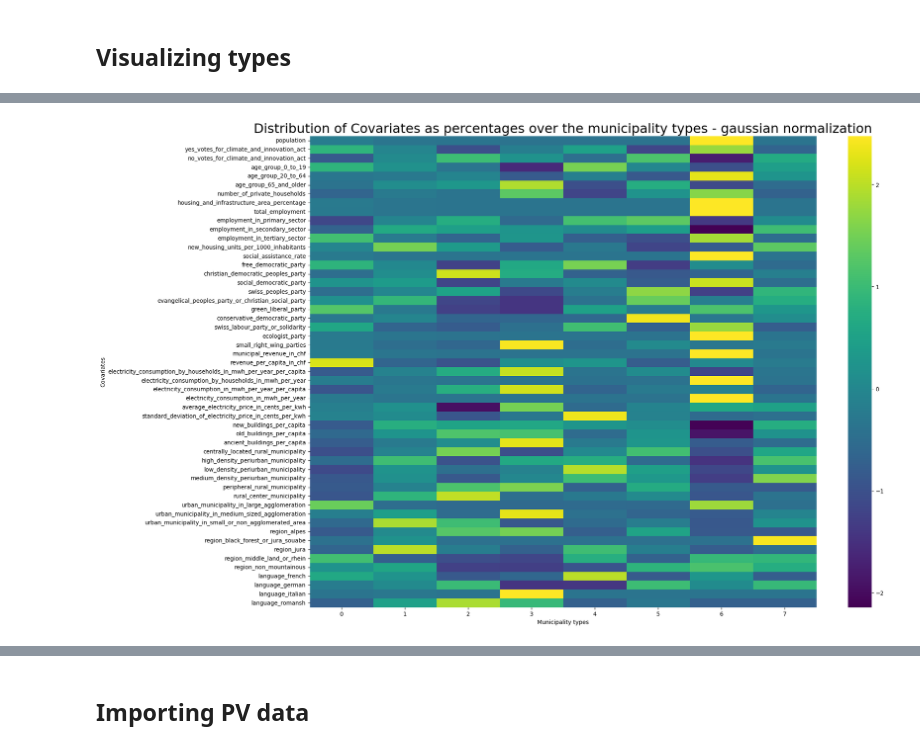
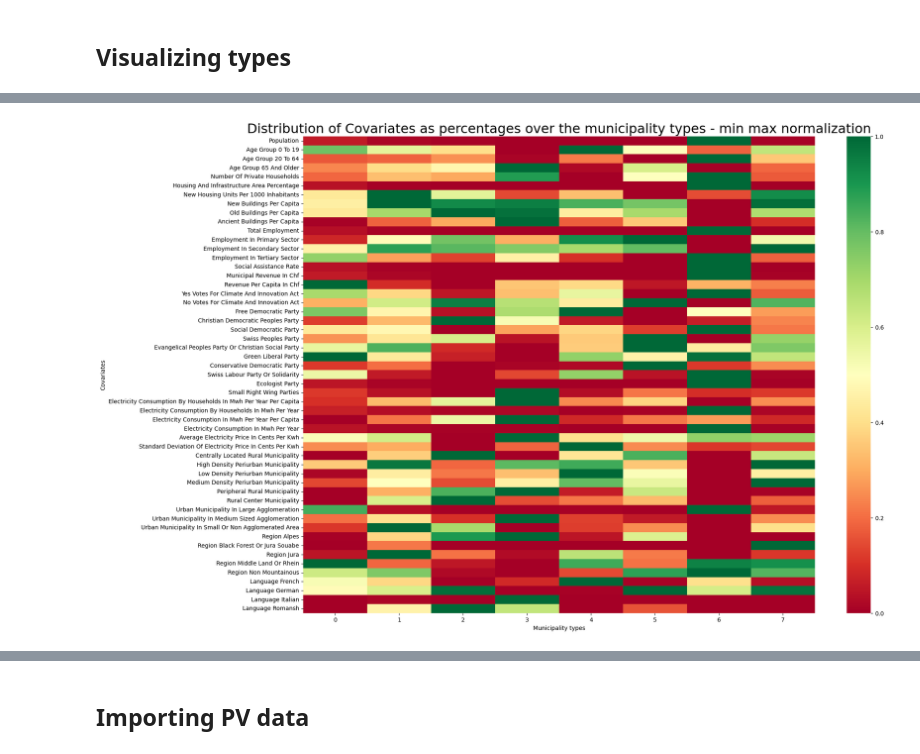
Before and after one commit to matheogodenzi/EnergyTransitionPotential, a Jupyter notebook: source/models/deep_embeddded_clustering.ipynb, the cells around one changed output, grey strips where cells are left out. Drawn from its saved outputs; the diff is of its cells as text; code cells hidden in the pictures.

```diff
--- a/source/models/deep_embeddded_clustering.ipynb
+++ b/source/models/deep_embeddded_clustering.ipynb
@@ -931,12 +1027,12 @@ typologies_df_min_max.columns= column_names
 # %%
 # Create a heatmap of the DataFrame
 plt.figure(figsize=(20, 15))
-sns.heatmap(typologies_df_normalized.T, annot=False, fmt='g', cmap='viridis', cbar=True)
+sns.heatmap(typologies_df_min_max.T, annot=False, fmt='g', cmap='RdYlGn', cbar=True)
 
 # Add labels and title
-plt.title("Distribution of Covariates as percentages over the municipality types - gaussian normalization", size=23)
+plt.title("Distribution of Covariates as percentages over the municipality types - min max normalization", size=23)
 plt.xlabel("Municipality types")
 plt.ylabel("Covariates")
 plt.show()
 # %% [output]
-[figure, old version]
+[figure, new version]
```
Also changed, not shown: parts of 12 cells of this notebook, 1 other file.
